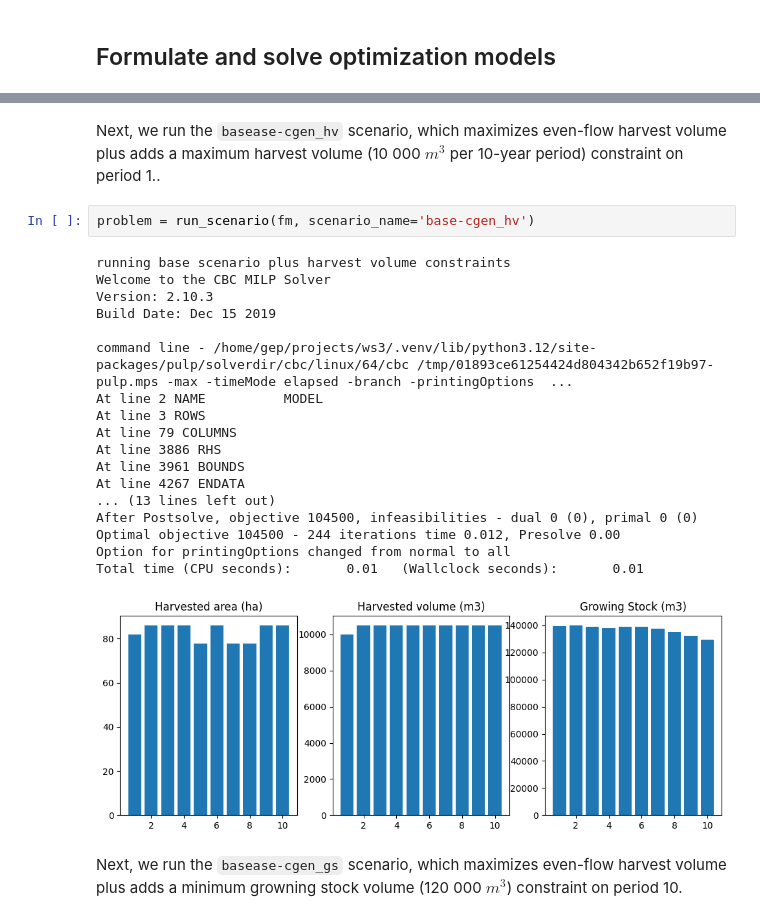
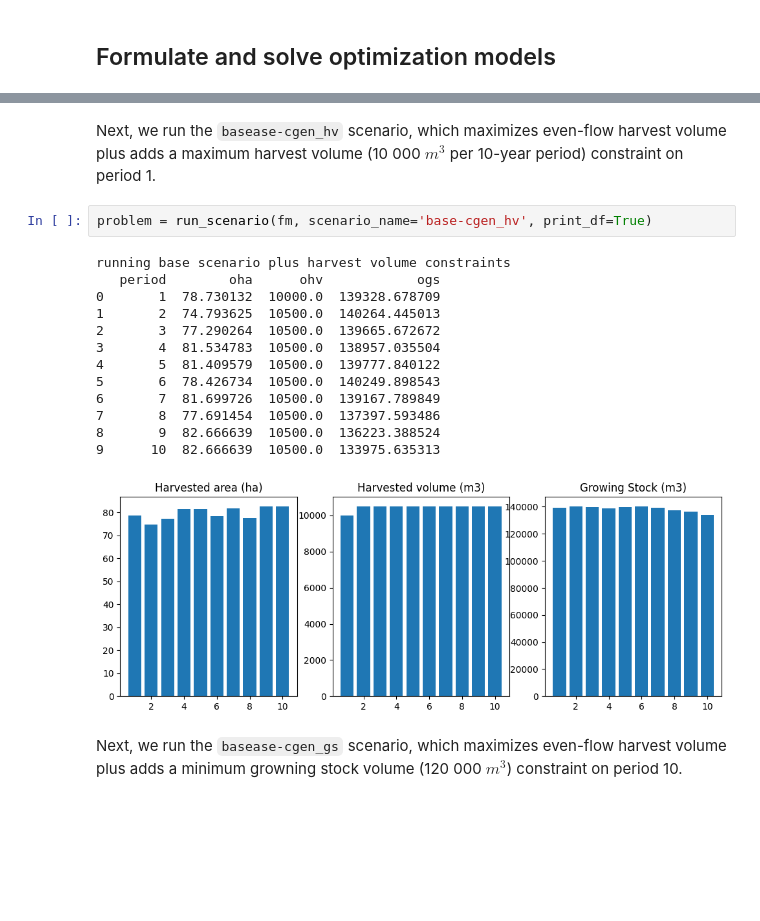
Before and after one commit to UBC-FRESH/ws3, a Jupyter notebook: examples/021_ws3_model_example-optimize-basic.ipynb, the cells around one changed output, grey strips where cells are left out. Drawn from its saved outputs; the diff is of its cells as text; blank space fills up the shorter version.

```diff
--- a/examples/021_ws3_model_example-optimize-basic.ipynb
+++ b/examples/021_ws3_model_example-optimize-basic.ipynb
@@ -146,26 +200,21 @@ Total time (CPU seconds):       0.01   (Wallclock seconds):       0.01
 # %% [markdown]
-Next, we run the ``basease-cgen_hv`` scenario, which maximizes even-flow harvest volume plus adds a maximum harvest volume (10 000 $m^3$ per 10-year period) constraint on period 1..
+Next, we run the ``basease-cgen_hv`` scenario, which maximizes even-flow harvest volume plus adds a maximum harvest volume (10 000 $m^3$ per 10-year period) constraint on period 1.
 # %%
-problem = run_scenario(fm, scenario_name='base-cgen_hv')
+problem = run_scenario(fm, scenario_name='base-cgen_hv', print_df=True)
 # %% [output]
 running base scenario plus harvest volume constraints
-Welcome to the CBC MILP Solver
-Version: 2.10.3
-Build Date: Dec 15 2019
-
-command line - /home/gep/projects/ws3/.venv/lib/python3.12/site-packages/pulp/solverdir/cbc/linux/64/cbc /tmp/01893ce61254424d804342b652f19b97-pulp.mps -max -timeMode elapsed -branch -printingOptions  ...
-At line 2 NAME          MODEL
-At line 3 ROWS
-At line 79 COLUMNS
-At line 3886 RHS
-At line 3961 BOUNDS
-At line 4267 ENDATA
-... (13 lines left out)
-After Postsolve, objective 104500, infeasibilities - dual 0 (0), primal 0 (0)
-Optimal objective 104500 - 244 iterations time 0.012, Presolve 0.00
-Option for printingOptions changed from normal to all
-Total time (CPU seconds):       0.01   (Wallclock seconds):       0.01
+   period        oha      ohv            ogs
+0       1  78.730132  10000.0  139328.678709
+1       2  74.793625  10500.0  140264.445013
+2       3  77.290264  10500.0  139665.672672
+3       4  81.534783  10500.0  138957.035504
+4       5  81.409579  10500.0  139777.840122
+5       6  78.426734  10500.0  140249.898543
+6       7  81.699726  10500.0  139167.789849
+7       8  77.691454  10500.0  137397.593486
+8       9  82.666639  10500.0  136223.388524
+9      10  82.666639  10500.0  133975.635313
-[figure, old version]
+[figure, new version]
 # %% [markdown]
 Next, we run the ``basease-cgen_gs`` scenario, which maximizes even-flow harvest volume plus adds a minimum growning stock volume (120 000 $m^3$) constraint on period 10.
 # %%
```
Also changed, not shown: parts of 15 cells of this notebook, 20 other files.
